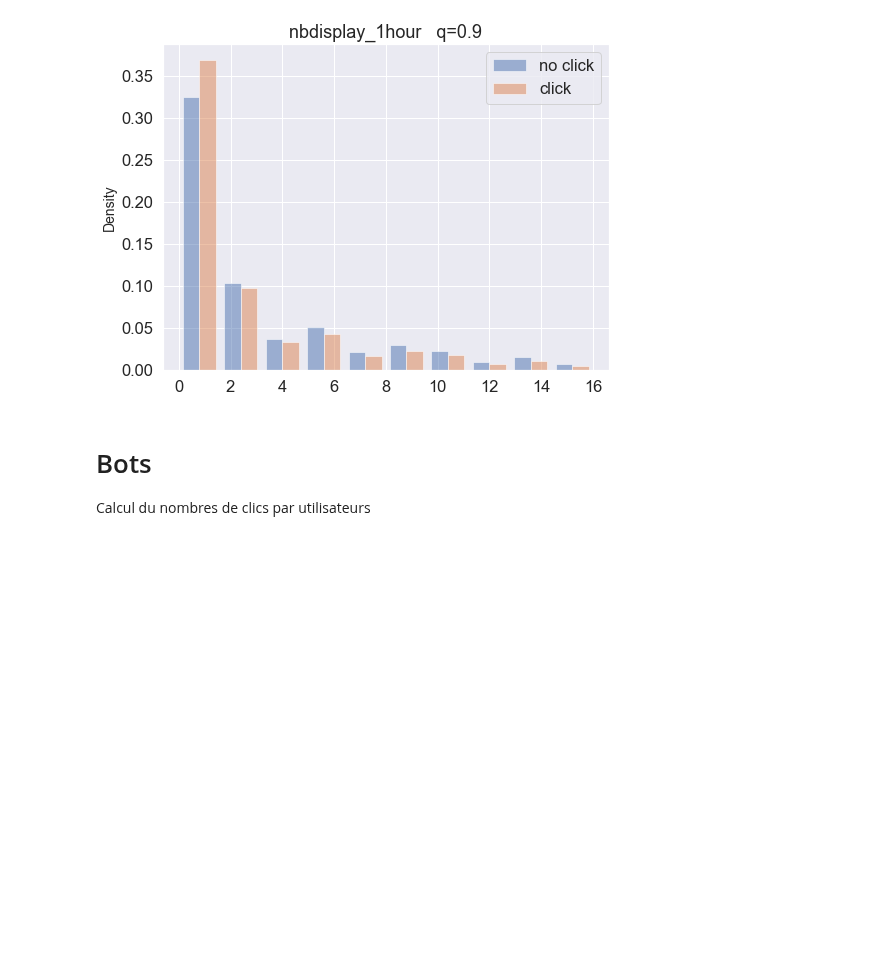
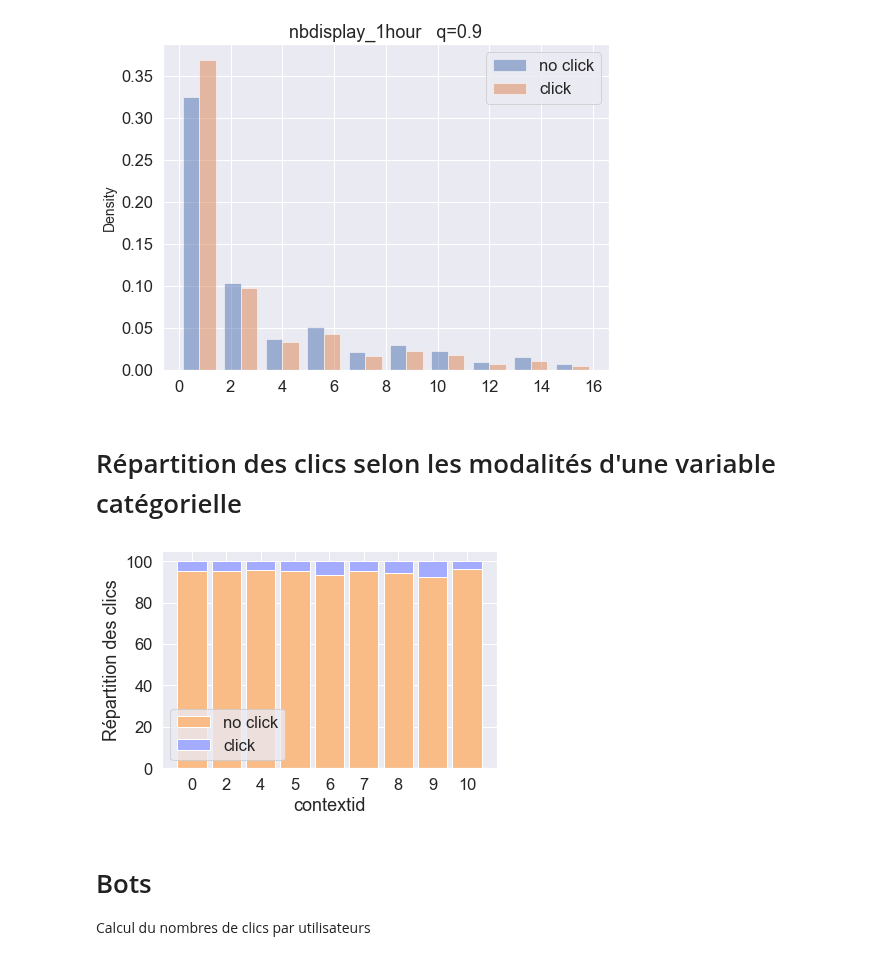
Before and after one commit to baptiste-pasquier/statapp, a Jupyter notebook: analyse_desc.ipynb, the cells around one changed output. Saved outputs shown, nothing was run; the diff lists cells and outputs as text; code cells hidden in the pictures; blank space fills up the shorter version.

Commit message:
variable catégorielle

```diff
--- a/analyse_desc.ipynb
+++ b/analyse_desc.ipynb
@@ -105,6 +105,40 @@ for a,b in [("ltf_nbpartnerclick_4w", 0.9), ("nbdisplay_1hour", 0.9)]:
 # %% [output]
 [figure]
 [figure]
+# %% [markdown]
+# Répartition des clics selon les modalités d'une variable catégorielle
+# %%
+def stacked_barplot(column):
+
+    # Data
+    clicked = df[df['is_display_clicked'] == 1].groupby(column).count()['is_display_clicked']
+    notclicked = df[df['is_display_clicked'] == 0].groupby(column).count()['is_display_clicked']
+    total = df.groupby('contextid').count()['is_display_clicked']
+    clicked = clicked / total * 100
+    notclicked = notclicked / total * 100
+
+    r = list(range(len(clicked)))
+
+    # plot
+    barWidth = 0.85
+    names = clicked.index
+    # Create orange Bars
+    plt.bar(r, list(notclicked), color='#f9bc86', edgecolor='white', width=barWidth, label="no click")
+    # # Create blue Bars
+    plt.bar(r, list(clicked), bottom=list(notclicked), color='#a3acff', edgecolor='white', width=barWidth, label='click')
+
+    plt.legend()
+    # Custom x axis
+    plt.xticks(r, names)
+    plt.xlabel(column)
+    plt.ylabel('Répartition des clics')
+
+    # Show graphic
+    plt.show()
+# %%
+stacked_barplot('contextid')
+# %% [output]
+[figure, added]
 # %% [markdown]
 # Bots
 
```
